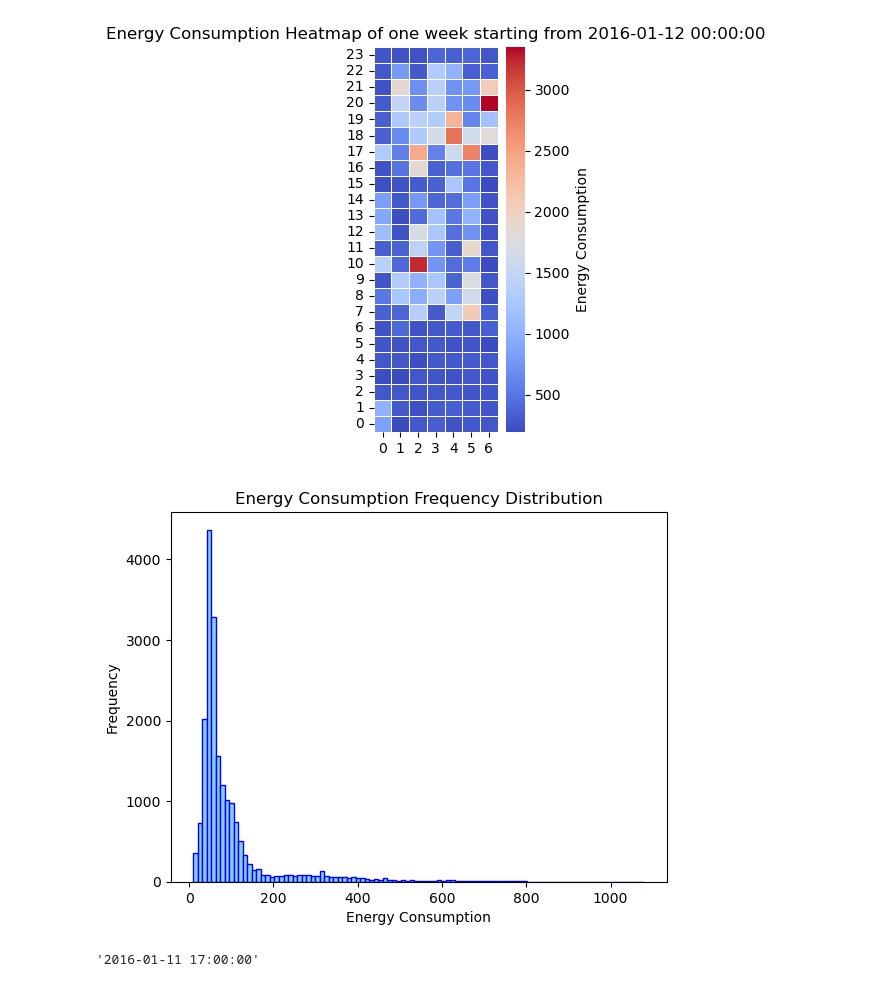
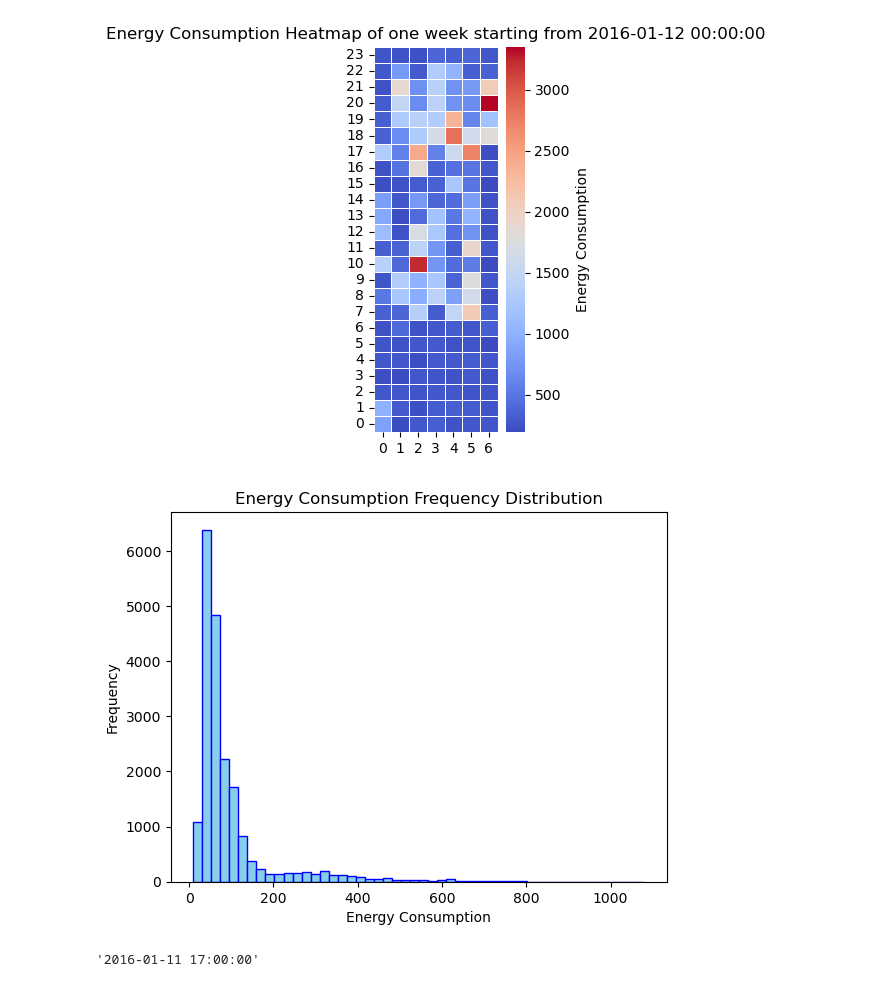
Before and after one commit to PrajwalKoirala/ME592_Homeworks, a Jupyter notebook: HW1/HW1.ipynb, the cells around one changed output. Cells and saved outputs as stored; diff of their text form; code cells hidden in the pictures.

```diff
--- a/HW1/HW1.ipynb
+++ b/HW1/HW1.ipynb
@@ -150,13 +139,13 @@ plt.gca().invert_yaxis()
 # %% [output]
 [figure]
 # %%
-plt.hist(energydata['Appliances'], bins=100, rwidth=2, color='skyblue', edgecolor='blue', align='mid')
+plt.hist(energydata['Appliances'], bins=50, color='skyblue', edgecolor='blue', align='mid')
 plt.title('Energy Consumption Frequency Distribution')
 plt.xlabel('Energy Consumption')
 plt.ylabel('Frequency')
 plt.show()
 # %% [output]
-[figure, old version]
+[figure, new version]
 # %%
 energydata['date'][0]
 # %% [output]
```
Also changed, not shown: parts of 3 cells of this notebook.
